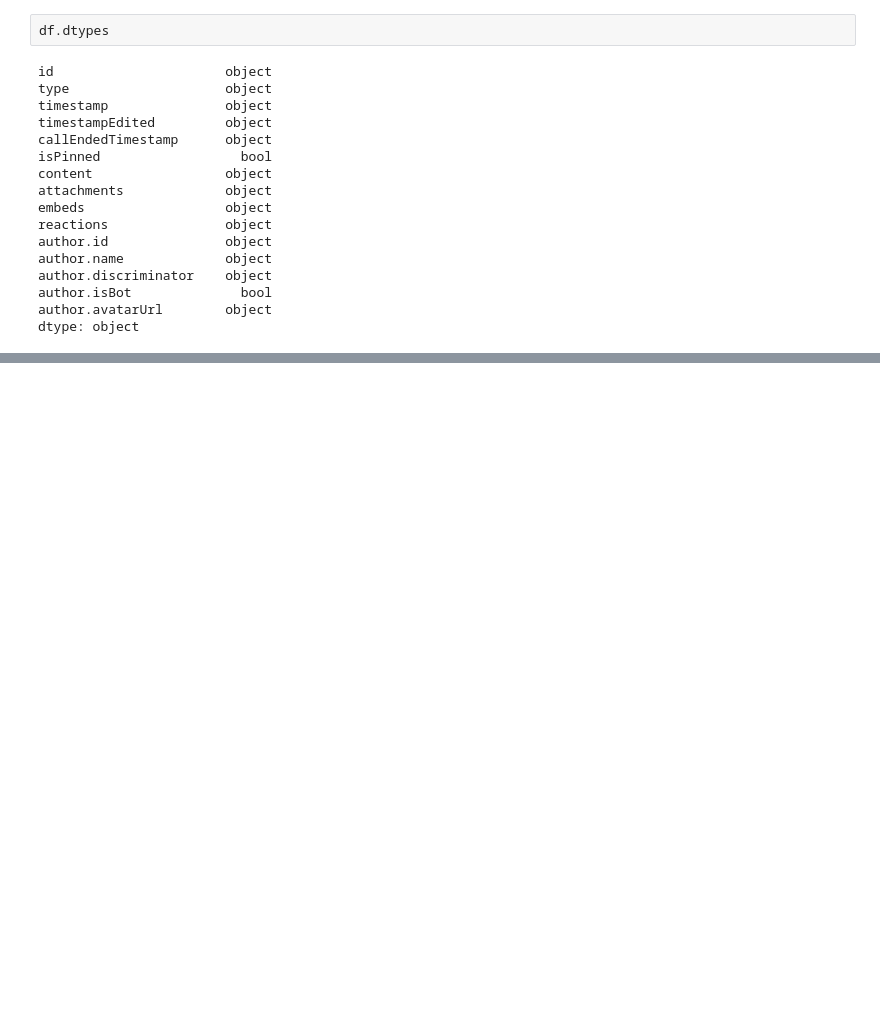
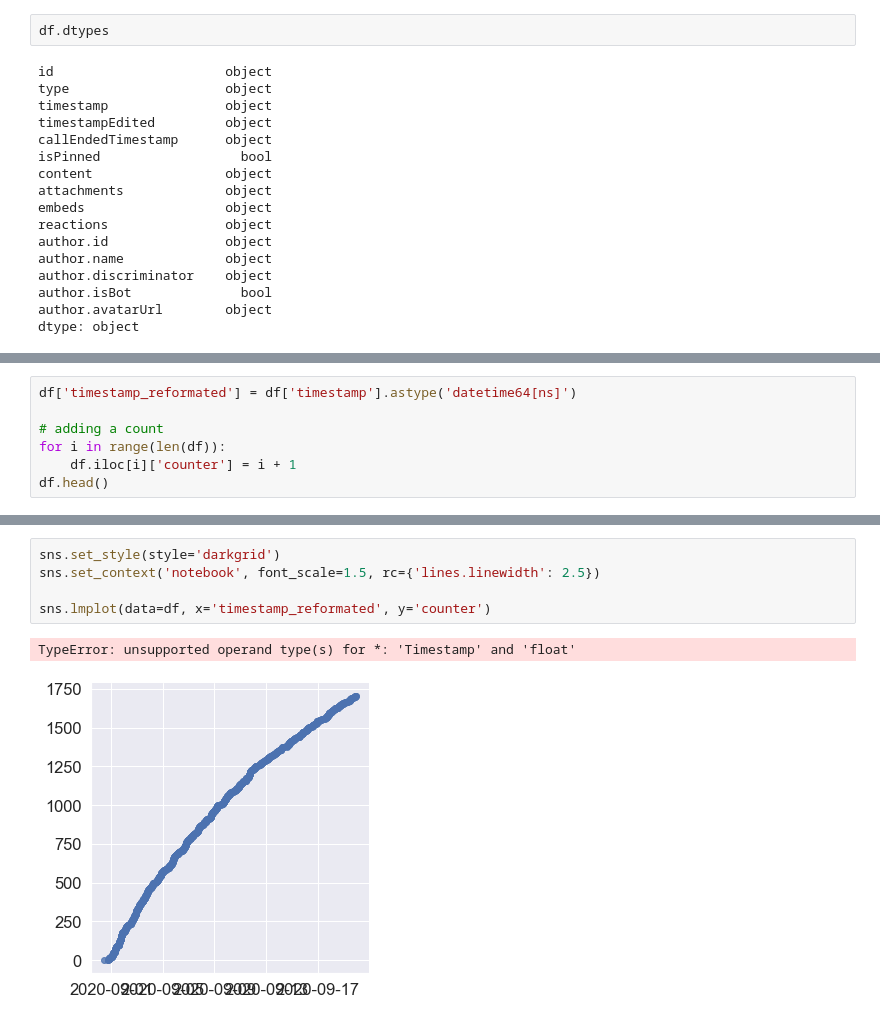
Before and after one commit to ShivanS93/progressDiscordData, a Jupyter notebook: progressDiscordChatAnalysis.ipynb, the cells around one changed output, grey strips where cells are left out. Saved outputs shown, nothing was run; the diff lists cells and outputs as text; blank space fills up the shorter version.

```diff
--- a/progressDiscordChatAnalysis.ipynb
+++ b/progressDiscordChatAnalysis.ipynb
@@ -63,0 +79,7 @@ len(df['author.name'].unique())
+# %%
+df['timestamp_reformated'] = df['timestamp'].astype('datetime64[ns]')
+
+# adding a count
+for i in range(len(df)):
+    df.iloc[i]['counter'] = i + 1
+df.head()
@@ -63,0 +97,8 @@ len(df['author.name'].unique())
+# %%
+sns.set_style(style='darkgrid')
+sns.set_context('notebook', font_scale=1.5, rc={'lines.linewidth': 2.5})
+
+sns.lmplot(data=df, x='timestamp_reformated', y='counter')
+# %% [output]
+TypeError: unsupported operand type(s) for *: 'Timestamp' and 'float'
+[figure, added]
```
Also changed, not shown: parts of 9 cells of this notebook.
